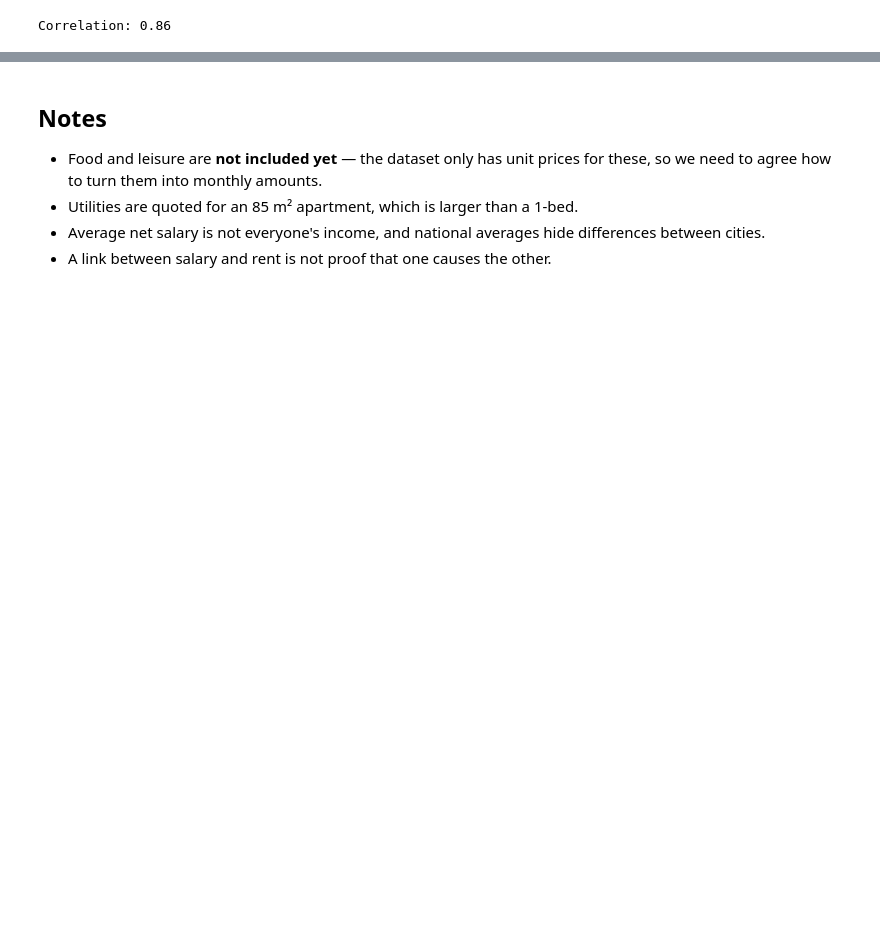
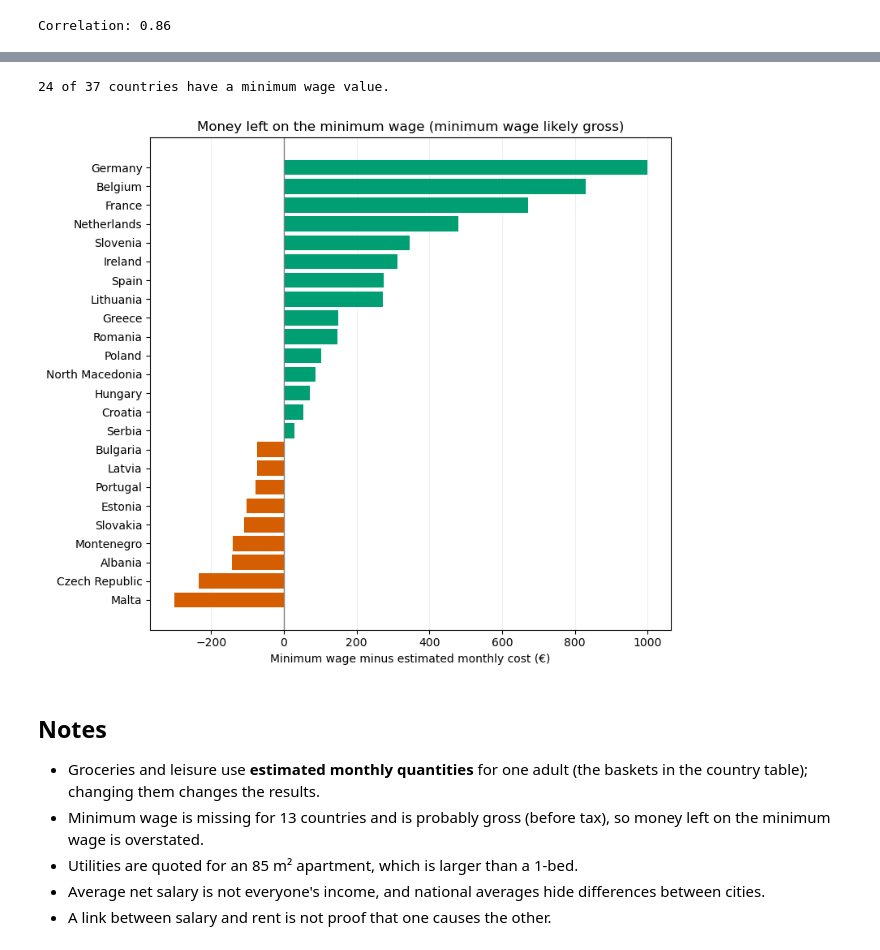
Before and after one commit to veronica-tes06/cost-of-living-visualiser, a Jupyter notebook: notebooks/cost_of_living_exploration.ipynb, the cells around one changed output, grey strips where cells are left out. Saved outputs shown, nothing was run; the diff lists cells and outputs as text; code cells hidden in the pictures; blank space fills up the shorter version.

```diff
--- a/notebooks/cost_of_living_exploration.ipynb
+++ b/notebooks/cost_of_living_exploration.ipynb
@@ -191,7 +334,26 @@ Correlation: 0.86
+# %%
+min_wage = countries.dropna(subset=['minimum_wage'])
+print(f'{len(min_wage)} of {len(countries)} countries have a minimum wage value.')
+
+by_min = min_wage.sort_values('left_on_min_wage')
+fig, ax = plt.subplots(figsize=(8, 7))
+ax.barh(by_min['country'], by_min['left_on_min_wage'],
+        color=np.where(by_min['left_on_min_wage'] >= 0, colour_green, colour_orange))
+ax.axvline(0, color='grey', linewidth=1)
+ax.set_xlabel('Minimum wage minus estimated monthly cost (€)')
+ax.set_title('Money left on the minimum wage (minimum wage likely gross)')
+ax.grid(axis='x', alpha=0.2)
+ax.set_axisbelow(True)
+fig.tight_layout()
+plt.show()
+# %% [output]
+24 of 37 countries have a minimum wage value.
+[figure, added]
 # %% [markdown]
 ## Notes
 
-- Food and leisure are **not included yet** — the dataset only has unit prices for these, so we need to agree how to turn them into monthly amounts.
+- Groceries and leisure use **estimated monthly quantities** for one adult (the baskets in the country table); changing them changes the results.
+- Minimum wage is missing for 13 countries and is probably gross (before tax), so money left on the minimum wage is overstated.
 - Utilities are quoted for an 85 m² apartment, which is larger than a 1-bed.
 - Average net salary is not everyone's income, and national averages hide differences between cities.
 - A link between salary and rent is not proof that one causes the other.
```
Also changed, not shown: parts of 15 cells of this notebook.
